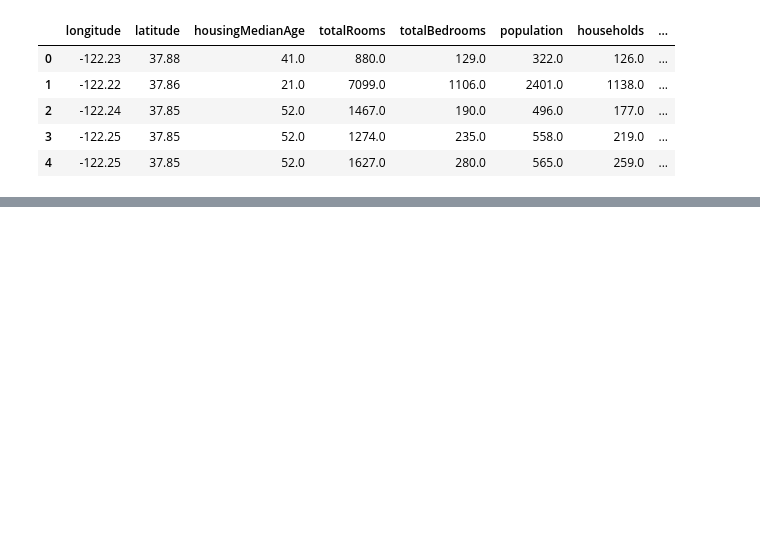
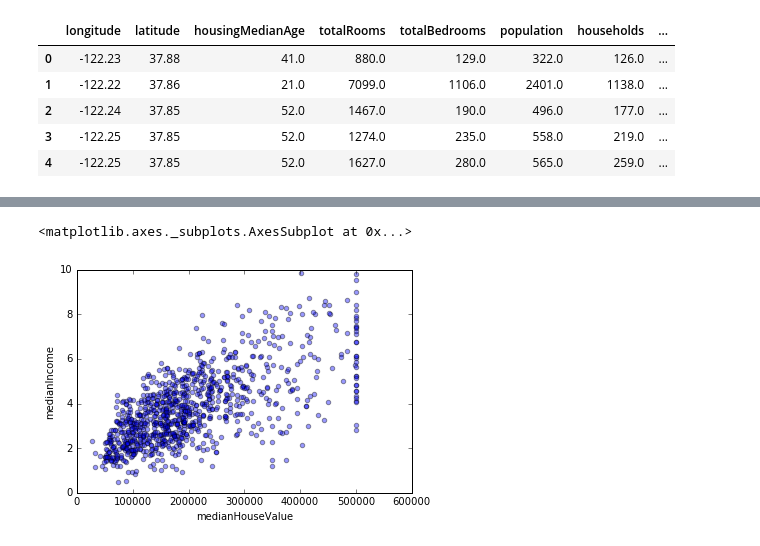
Before and after one commit to alpha3b1/IntroDataAnalysis, a Jupyter notebook: Untitled.ipynb, the cells around one changed output, grey strips where cells are left out. Drawn from its saved outputs; the diff is of its cells as text; code cells hidden in the pictures; blank space fills up the shorter version.

```diff
--- a/Untitled.ipynb
+++ b/Untitled.ipynb
@@ -55,0 +76,12 @@ cal_housing.loc[:,['medianHouseValue','medianIncome']].plot.scatter(
+# %%
+num_rows = cal_housing.shape[0]
+rows = np.random.randint(num_rows, size=2000)
+
+cal_housing.iloc[rows[:1000]].loc[:,['medianHouseValue','medianIncome']].plot.scatter(
+    x="medianHouseValue",
+    y="medianIncome",
+    ylim=(0,10),
+    xlim=(0,600000), alpha=0.4)
+# %% [output]
+<matplotlib.axes._subplots.AxesSubplot at 0x...>
+[figure, added]
```
Also changed, not shown: parts of 9 cells of this notebook, 1 other file.
